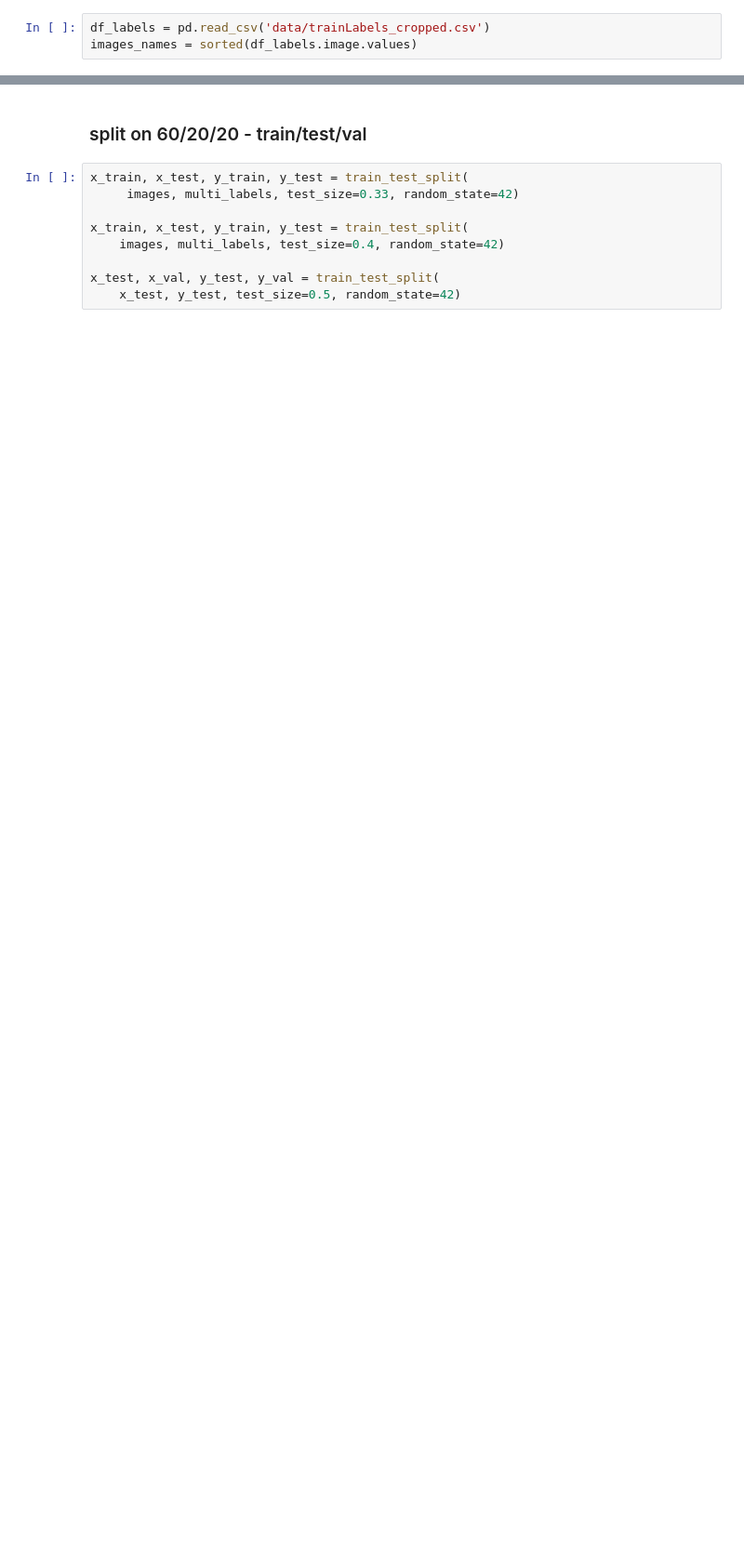
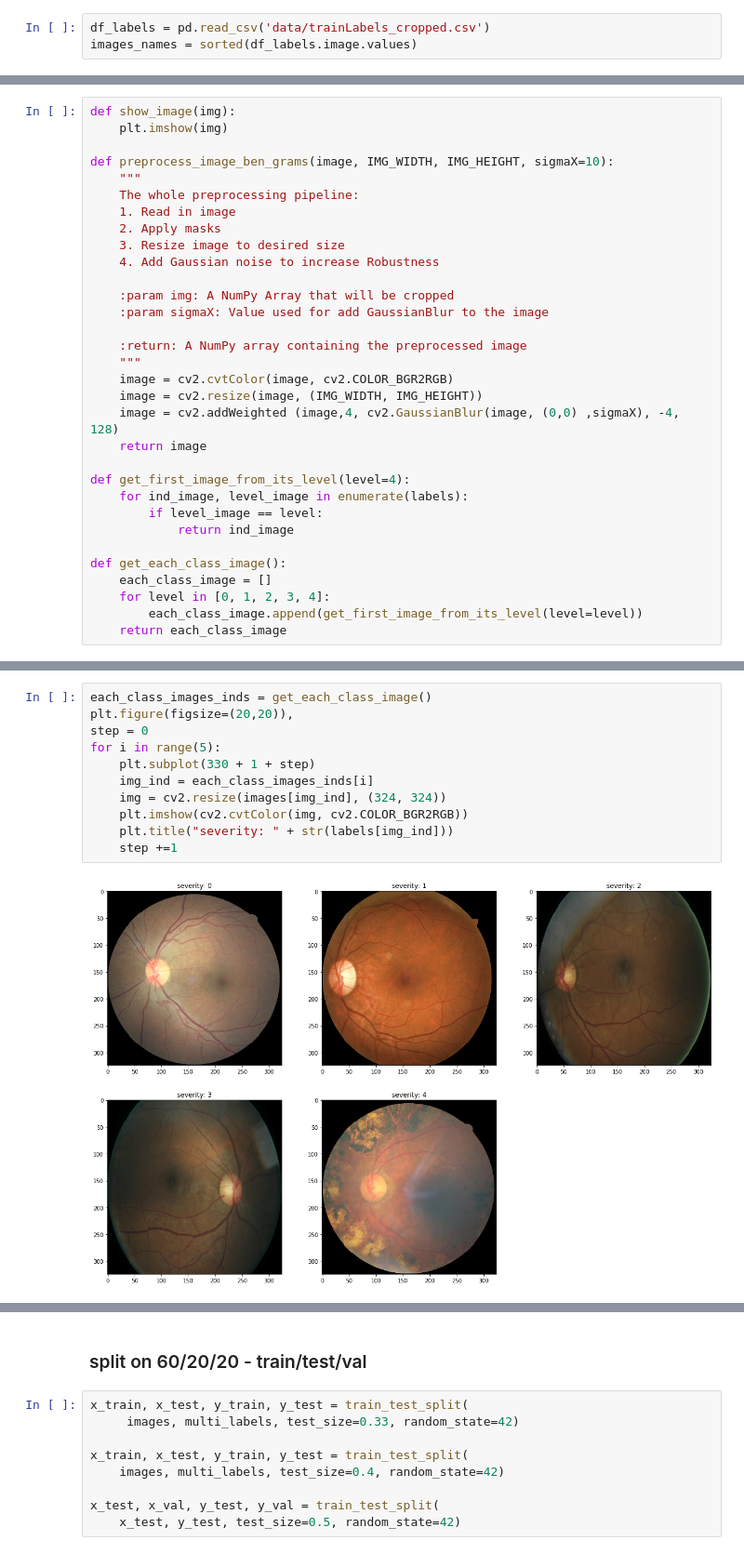
Before and after one commit to adrianhryn/retinopathy-classification, a Jupyter notebook: 2. second_blood.ipynb, the cells around one changed output, grey strips where cells are left out. Shown at 93% size. Saved outputs shown, nothing was run; the diff lists cells and outputs as text; blank space fills up the shorter version.

```diff
--- a/2. second_blood.ipynb
+++ b/2. second_blood.ipynb
@@ -46,0 +41,32 @@ def show_image(img):
+# %%
+def show_image(img):
+    plt.imshow(img)
+
+def preprocess_image_ben_grams(image, IMG_WIDTH, IMG_HEIGHT, sigmaX=10):
+    """
+    The whole preprocessing pipeline:
+    1. Read in image
+    2. Apply masks
+    3. Resize image to desired size
+    4. Add Gaussian noise to increase Robustness
+
+    :param img: A NumPy Array that will be cropped
+    :param sigmaX: Value used for add GaussianBlur to the image
+
+    :return: A NumPy array containing the preprocessed image
+    """
+    image = cv2.cvtColor(image, cv2.COLOR_BGR2RGB)
+    image = cv2.resize(image, (IMG_WIDTH, IMG_HEIGHT))
+    image = cv2.addWeighted (image,4, cv2.GaussianBlur(image, (0,0) ,sigmaX), -4, 128)
+    return image
+
+def get_first_image_from_its_level(level=4):
+    for ind_image, level_image in enumerate(labels):
+        if level_image == level:
+            return ind_image
+
+def get_each_class_image():
+    each_class_image = []
+    for level in [0, 1, 2, 3, 4]:
+        each_class_image.append(get_first_image_from_its_level(level=level))
+    return each_class_image
@@ -46,0 +75,13 @@ def show_image(img):
+# %%
+each_class_images_inds = get_each_class_image()
+plt.figure(figsize=(20,20)),
+step = 0
+for i in range(5):
+    plt.subplot(330 + 1 + step)
+    img_ind = each_class_images_inds[i]
+    img = cv2.resize(images[img_ind], (324, 324))
+    plt.imshow(cv2.cvtColor(img, cv2.COLOR_BGR2RGB))
+    plt.title("severity: " + str(labels[img_ind]))
+    step +=1
+# %% [output]
+[figure, added]
```
Also changed, not shown: parts of 30 cells of this notebook, 2 other files.
